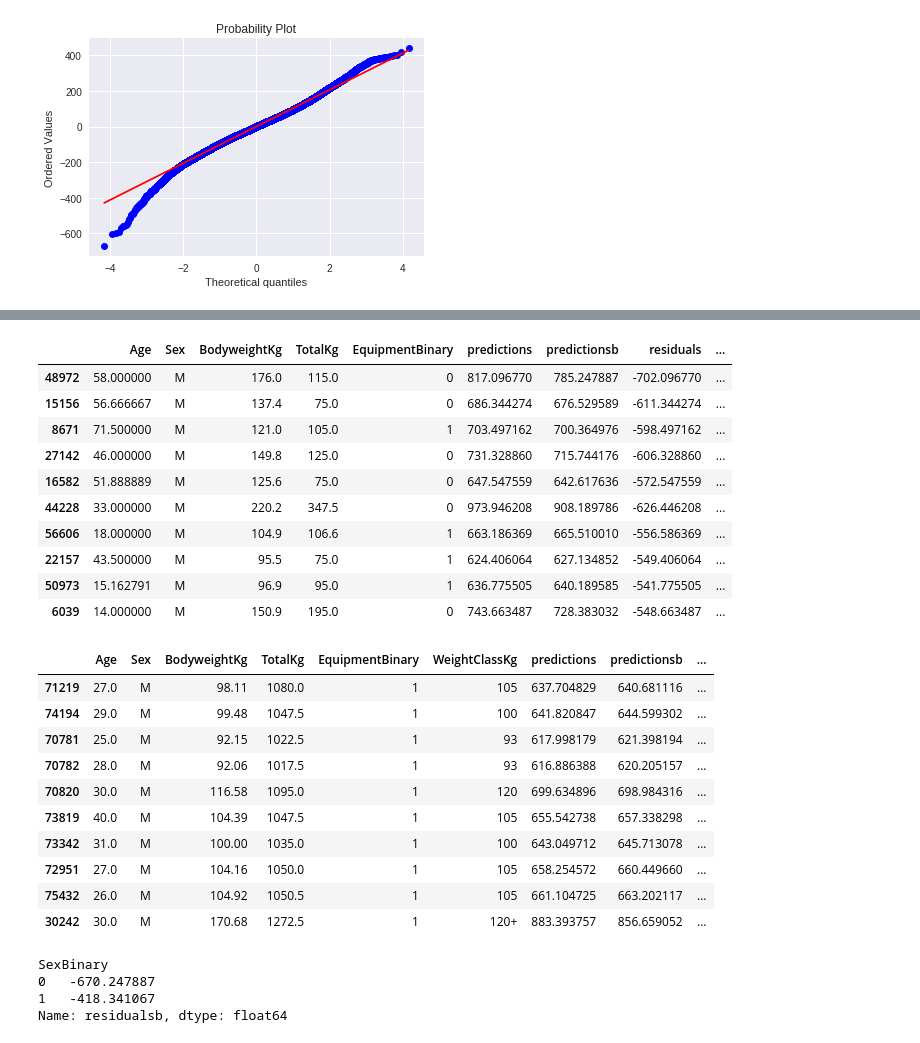
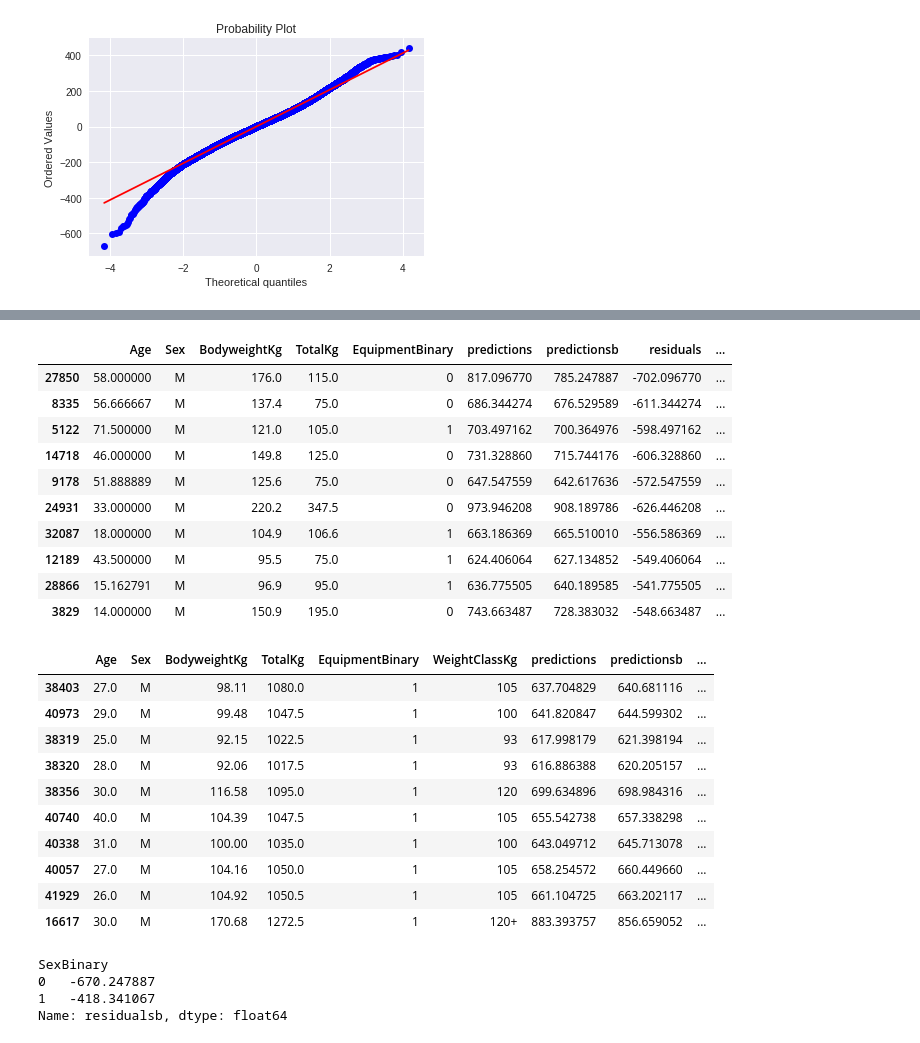
Before and after one commit to sophia-zohar/powerlifting_capstone, a Jupyter notebook: Part 3-Modeling.ipynb, the cells around one changed output, grey strips where cells are left out. Drawn from its saved outputs; the diff is of its cells as text; code cells hidden in the pictures.

```diff
--- a/Part 3-Modeling.ipynb
+++ b/Part 3-Modeling.ipynb
@@ -147,4 +113,5 @@ y2 = cleaned2['TotalKg']
+# %%
+X2 = cleaned[['BodyweightKg_twothirds', 'Age', 'SexBinary', 'EquipmentBinary']]
+y2 = cleaned['TotalKg']
 # %%
 X2_train, X2_test, y2_train, y2_test = train_test_split(X2, y2, random_state=4)
-# %%
-grid.fit(X2_train, y2_train)
@@ -161,0 +118,3 @@ GridSearchCV(cv=5, error_score='raise',
+# %%
+en2 = ElasticNet(alpha=0.1, l1_ratio=1)
+en2.fit(X2_train, y2_train)
@@ -176,6 +135,6 @@ list(zip(X2.columns, grid.best_estimator_.coef_))
  ('EquipmentBinary', 77.632422597596857)]
 # %%
-predictionsb = grid.predict(X2)
-cleaned2['predictionsb'] = predictionsb
-residualsb = cleaned2['TotalKg'].values - cleaned2['predictionsb'].values
-cleaned2['residualsb'] = residualsb
+predictionsb = en2.predict(X2)
+cleaned['predictionsb'] = predictionsb
+residualsb = cleaned['TotalKg'].values - cleaned['predictionsb'].values
+cleaned['residualsb'] = residualsb
@@ -217,29 +152,29 @@ See the caveats in the documentation: http://pandas.pydata.org/pandas-docs/stabl
 # %%
-cleaned2[['Age', 'Sex', 'BodyweightKg', 'TotalKg', 'EquipmentBinary', 'predictions', 'predictionsb', 'residuals', 'residualsb']].sort_values('residualsb', ascending=True).head(10)
+cleaned[['Age', 'Sex', 'BodyweightKg', 'TotalKg', 'EquipmentBinary', 'predictions', 'predictionsb', 'residuals', 'residualsb']].sort_values('residualsb', ascending=True).head(10)
 # %% [output]
 |  | Age | Sex | BodyweightKg | TotalKg | EquipmentBinary | predictions | predictionsb | residuals | ... |
-| 48972 | 58.000000 | M | 176.0 | 115.0 | 0 | 817.096770 | 785.247887 | -702.096770 | ... |
-| 15156 | 56.666667 | M | 137.4 | 75.0 | 0 | 686.344274 | 676.529589 | -611.344274 | ... |
-| 8671 | 71.500000 | M | 121.0 | 105.0 | 1 | 703.497162 | 700.364976 | -598.497162 | ... |
-| 27142 | 46.000000 | M | 149.8 | 125.0 | 0 | 731.328860 | 715.744176 | -606.328860 | ... |
-| 16582 | 51.888889 | M | 125.6 | 75.0 | 0 | 647.547559 | 642.617636 | -572.547559 | ... |
-| 44228 | 33.000000 | M | 220.2 | 347.5 | 0 | 973.946208 | 908.189786 | -626.446208 | ... |
-| 56606 | 18.000000 | M | 104.9 | 106.6 | 1 | 663.186369 | 665.510010 | -556.586369 | ... |
-| 22157 | 43.500000 | M | 95.5 | 75.0 | 1 | 624.406064 | 627.134852 | -549.406064 | ... |
-| 50973 | 15.162791 | M | 96.9 | 95.0 | 1 | 636.775505 | 640.189585 | -541.775505 | ... |
-| 6039 | 14.000000 | M | 150.9 | 195.0 | 0 | 743.663487 | 728.383032 | -548.663487 | ... |
+| 27850 | 58.000000 | M | 176.0 | 115.0 | 0 | 817.096770 | 785.247887 | -702.096770 | ... |
+| 8335 | 56.666667 | M | 137.4 | 75.0 | 0 | 686.344274 | 676.529589 | -611.344274 | ... |
+| 5122 | 71.500000 | M | 121.0 | 105.0 | 1 | 703.497162 | 700.364976 | -598.497162 | ... |
+| 14718 | 46.000000 | M | 149.8 | 125.0 | 0 | 731.328860 | 715.744176 | -606.328860 | ... |
+| 9178 | 51.888889 | M | 125.6 | 75.0 | 0 | 647.547559 | 642.617636 | -572.547559 | ... |
+| 24931 | 33.000000 | M | 220.2 | 347.5 | 0 | 973.946208 | 908.189786 | -626.446208 | ... |
+| 32087 | 18.000000 | M | 104.9 | 106.6 | 1 | 663.186369 | 665.510010 | -556.586369 | ... |
+| 12189 | 43.500000 | M | 95.5 | 75.0 | 1 | 624.406064 | 627.134852 | -549.406064 | ... |
+| 28866 | 15.162791 | M | 96.9 | 95.0 | 1 | 636.775505 | 640.189585 | -541.775505 | ... |
+| 3829 | 14.000000 | M | 150.9 | 195.0 | 0 | 743.663487 | 728.383032 | -548.663487 | ... |
 # %%
-cleaned2[['Age', 'Sex', 'BodyweightKg', 'TotalKg', 'EquipmentBinary','WeightClassKg', 'predictions', 'predictionsb', 'residuals', 'residualsb']].sort_values('residuals', ascending=False).head(10)
+cleaned[['Age', 'Sex', 'BodyweightKg', 'TotalKg', 'EquipmentBinary','WeightClassKg', 'predictions', 'predictionsb', 'residuals', 'residualsb']].sort_values('residuals', ascending=False).head(10)
 # %% [output]
 |  | Age | Sex | BodyweightKg | TotalKg | EquipmentBinary | WeightClassKg | predictions | predictionsb | ... |
-| 71219 | 27.0 | M | 98.11 | 1080.0 | 1 | 105 | 637.704829 | 640.681116 | ... |
-| 74194 | 29.0 | M | 99.48 | 1047.5 | 1 | 100 | 641.820847 | 644.599302 | ... |
-| 70781 | 25.0 | M | 92.15 | 1022.5 | 1 | 93 | 617.998179 | 621.398194 | ... |
-| 70782 | 28.0 | M | 92.06 | 1017.5 | 1 | 93 | 616.886388 | 620.205157 | ... |
-| 70820 | 30.0 | M | 116.58 | 1095.0 | 1 | 120 | 699.634896 | 698.984316 | ... |
-| 73819 | 40.0 | M | 104.39 | 1047.5 | 1 | 105 | 655.542738 | 657.338298 | ... |
-| 73342 | 31.0 | M | 100.00 | 1035.0 | 1 | 100 | 643.049712 | 645.713078 | ... |
-| 72951 | 27.0 | M | 104.16 | 1050.0 | 1 | 105 | 658.254572 | 660.449660 | ... |
-| 75432 | 26.0 | M | 104.92 | 1050.5 | 1 | 105 | 661.104725 | 663.202117 | ... |
-| 30242 | 30.0 | M | 170.68 | 1272.5 | 1 | 120+ | 883.393757 | 856.659052 | ... |
+| 38403 | 27.0 | M | 98.11 | 1080.0 | 1 | 105 | 637.704829 | 640.681116 | ... |
+| 40973 | 29.0 | M | 99.48 | 1047.5 | 1 | 100 | 641.820847 | 644.599302 | ... |
+| 38319 | 25.0 | M | 92.15 | 1022.5 | 1 | 93 | 617.998179 | 621.398194 | ... |
+| 38320 | 28.0 | M | 92.06 | 1017.5 | 1 | 93 | 616.886388 | 620.205157 | ... |
+| 38356 | 30.0 | M | 116.58 | 1095.0 | 1 | 120 | 699.634896 | 698.984316 | ... |
+| 40740 | 40.0 | M | 104.39 | 1047.5 | 1 | 105 | 655.542738 | 657.338298 | ... |
+| 40338 | 31.0 | M | 100.00 | 1035.0 | 1 | 100 | 643.049712 | 645.713078 | ... |
+| 40057 | 27.0 | M | 104.16 | 1050.0 | 1 | 105 | 658.254572 | 660.449660 | ... |
+| 41929 | 26.0 | M | 104.92 | 1050.5 | 1 | 105 | 661.104725 | 663.202117 | ... |
+| 16617 | 30.0 | M | 170.68 | 1272.5 | 1 | 120+ | 883.393757 | 856.659052 | ... |
 # %%
```
Also changed, not shown: parts of 61 cells of this notebook, 11 other files.
